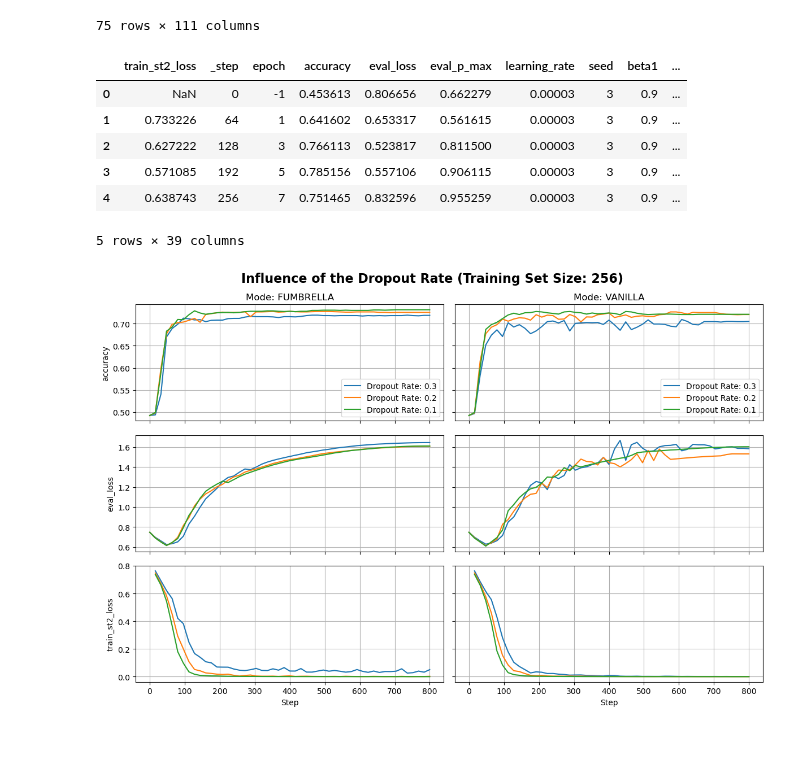
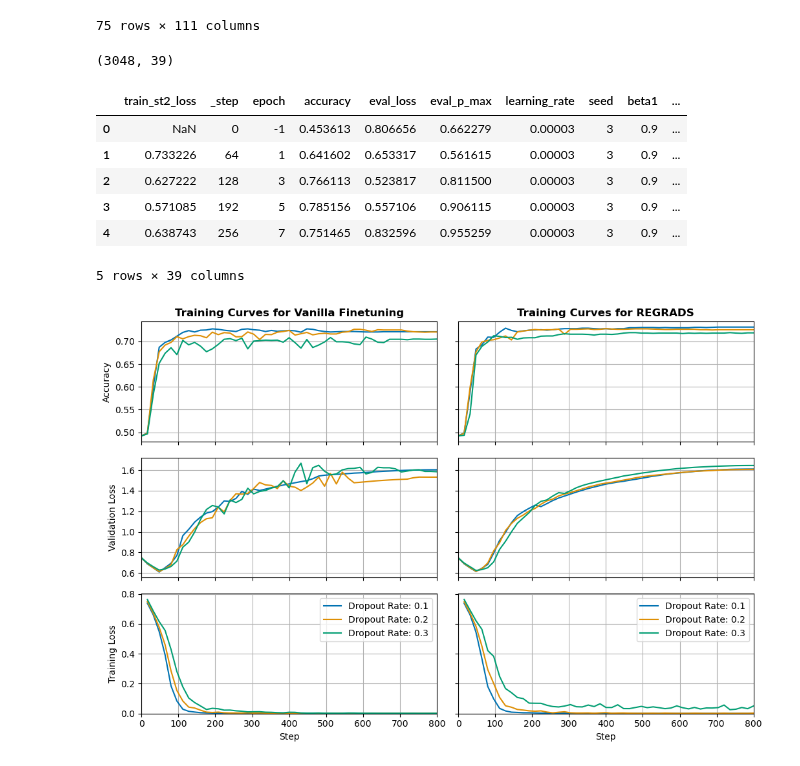
Before and after one commit to Ricu/fantastic-umbrella, a Jupyter notebook: notebooks/A_3_plotting_histories_dropout.ipynb, the cells around one changed output. Drawn from its saved outputs; the diff is of its cells as text; code cells hidden in the pictures.

```diff
--- a/notebooks/A_3_plotting_histories_dropout.ipynb
+++ b/notebooks/A_3_plotting_histories_dropout.ipynb
@@ -65,73 +67,81 @@ for run_id in tqdm(run_ids):
     all_dfs.append(df_run)
 
 df = pd.concat(all_dfs,axis=0,ignore_index=True)
-df["mode"] = df["catch_dropout"].fillna(1).map({0: 'FUMBRELLA', 1: 'VANILLA'})
+df["mode"] = df["catch_dropout"].fillna(1).map({0: 'REGRADS', 1: 'Vanilla Finetuning'})
 with open("data/A_3_dropout.pkl",'wb') as f:
     pickle.dump(df,f)
 # %%
 with open("data/A_3_dropout.pkl",'rb') as f:
     df = pickle.load(f)
+print(df.shape)
 df.head()
 # %% [output]
+(3048, 39)
 |  | train_st2_loss | _step | epoch | accuracy | eval_loss | eval_p_max | learning_rate | seed | beta1 | ... |
 | 0 | NaN | 0 | -1 | 0.453613 | 0.806656 | 0.662279 | 0.00003 | 3 | 0.9 | ... |
 | 1 | 0.733226 | 64 | 1 | 0.641602 | 0.653317 | 0.561615 | 0.00003 | 3 | 0.9 | ... |
 | 2 | 0.627222 | 128 | 3 | 0.766113 | 0.523817 | 0.811500 | 0.00003 | 3 | 0.9 | ... |
 | 3 | 0.571085 | 192 | 5 | 0.785156 | 0.557106 | 0.906115 | 0.00003 | 3 | 0.9 | ... |
 | 4 | 0.638743 | 256 | 7 | 0.751465 | 0.832596 | 0.955259 | 0.00003 | 3 | 0.9 | ... |
-5 rows × 39 columns
+5 rows × 39 columns
 # %%
 import matplotlib.pyplot as plt
+
+sns.set_palette('colorblind')
+# Define line styles
+line_styles = ['-', '--', '-.', ':']
 selected_rows = functools.reduce(
     operator.and_,
-    [
-        df["training_size"] == 256
-        # df["Tags"].str.contains('modded')
-    ]
+    [df["training_size"] == 256]
     )
 filtered_df = df.loc[selected_rows]
 
-subplot_columns = sorted(df["mode"].unique())
+subplot_columns = ["Vanilla Finetuning", "REGRADS"]
 subplot_rows = ['accuracy', 'eval_loss', 'train_st2_loss']
+row_names = {
+    'accuracy': 'Accuracy',
+    'eval_loss': 'Validation Loss',
+    'train_st2_loss': 'Training Loss'
+}
+
 n_rows = len(subplot_rows)
 n_cols = len(subplot_columns)
 # Create a new figure
 fig, axs = plt.subplots(
     n_rows,
     n_cols,
     sharex=True,
     sharey='row',
-    figsize = (4*n_rows,4*n_cols)
+    figsize = (3.5*n_rows,3.5*n_cols)
     )
 
 for idy, col_val in enumerate(subplot_columns):
     for idx, row_val in enumerate(subplot_rows):
+        ax = axs[idx,idy]
         grouped_df = filtered_df.loc[df["mode"]==col_val].groupby(["insert_dropout","_step"])
         statistics = grouped_df[row_val].agg(['mean', 'median', 'std'])
-        statistics = statistics.sort_index(level='insert_dropout', ascending=False)
+        statistics = statistics.sort_index(level='insert_dropout', ascending=True)
 
         for dropout_rate in statistics.index.get_level_values('insert_dropout').unique():
-            lr_stats = statistics.loc[dropout_rate]
-            axs[idx,idy].plot(lr_stats.index, lr_stats["median"], label=f'Dropout Rate: {dropout_rate}')
+            do_stats = statistics.loc[dropout_rate]
+            ax.plot(do_stats.index, do_stats["median"], label=f'Dropout Rate: {dropout_rate}')
 
         if idy == 0:
-            axs[idx,idy].set_ylabel(row_val)
+            ax.set_ylabel(row_names[row_val])
         if idx == 0:
-            axs[idx,idy].set_title(f'Mode: {col_val}')
-        if idx == len(subplot_rows) - 1:
-            axs[idx,idy].set_xlabel('Step')
+            ax.set_title(f'Training Curves for {col_val}', weight='bold')
+        if idx == 2:
+            ax.set_xlabel('Step')
+            ax.set_ylim(bottom=0)
+            ax.legend()
 
-        axs[idx,idy].grid(True,which='major')
-        axs[idx,idy].grid(True,which='minor')
+        ax.grid(True,which='major')
+        ax.set_xlim([0,800])
 
-        if idx == 0:
-            axs[idx,idy].legend()
-
-
-fig.suptitle('Influence of the Dropout Rate (Training Set Size: 256)', fontsize=16,weight='bold')
+# fig.suptitle('Influence of the Dropout Rate (Training Set Size: 256)', fontsize=16,weight='bold')
 # Show the plot
 plt.tight_layout()
 plt.savefig('img/A_3_dropout.pdf', format='pdf')
 plt.show()
 # %% [output]
-[figure, old version]
+[figure, new version]
```
Also changed, not shown: parts of 2 cells of this notebook, 29 other files.
